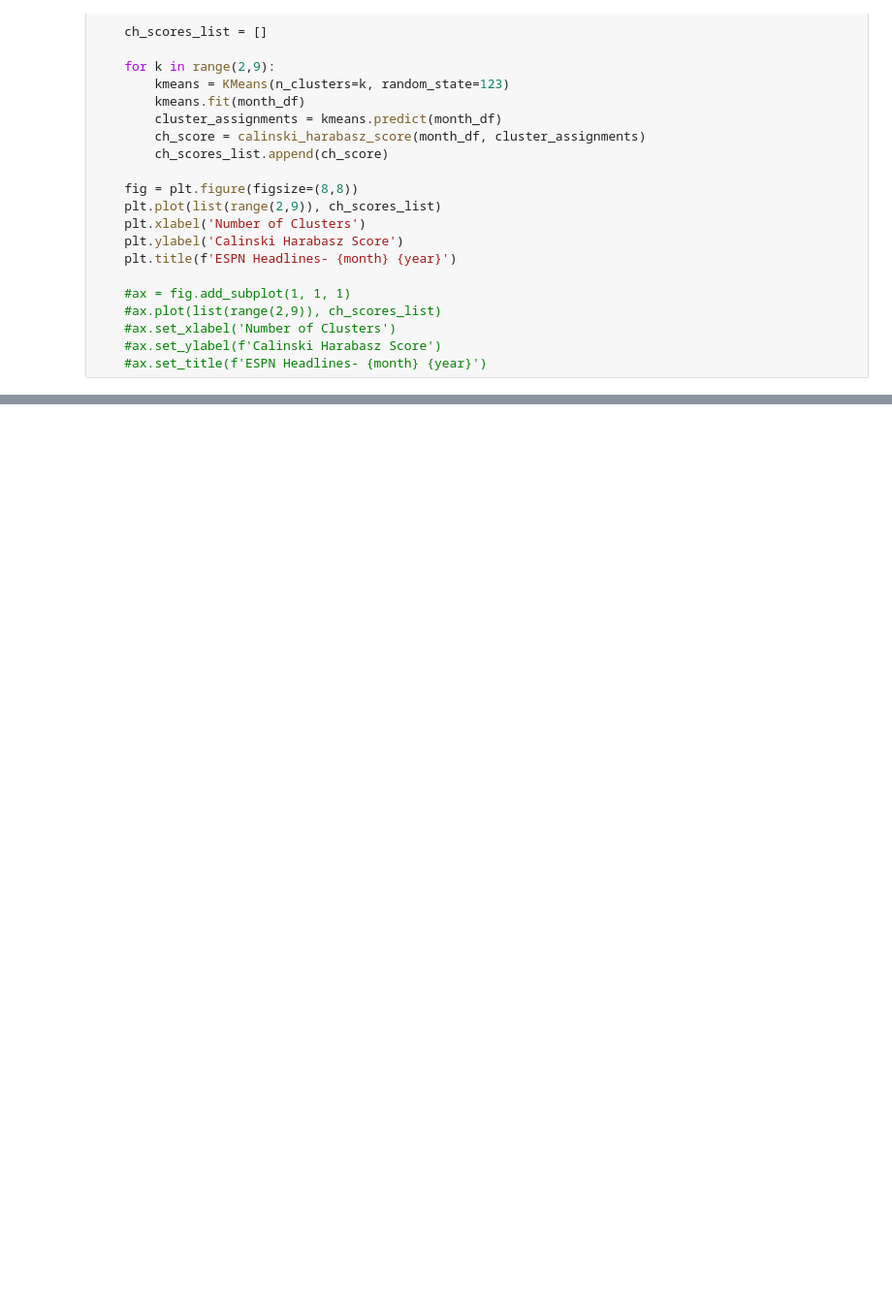
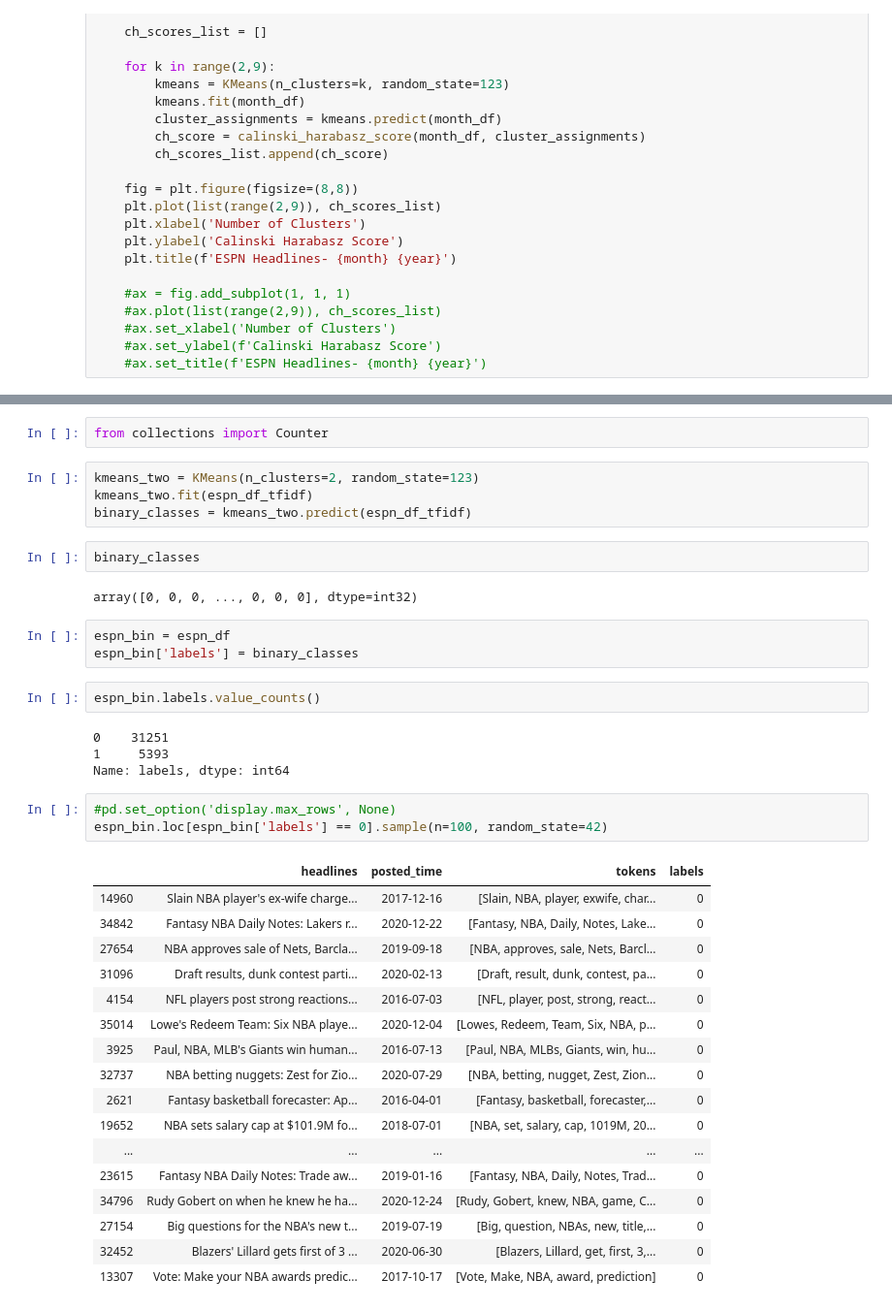
Before and after one commit to jeremy-lee93/capstone-project, a Jupyter notebook: webscraping_headlines.ipynb, the cells around one changed output, grey strips where cells are left out. Shown at 97% size. Drawn from its saved outputs; the diff is of its cells as text; blank space fills up the shorter version.

```diff
--- a/webscraping_headlines.ipynb
+++ b/webscraping_headlines.ipynb
@@ -839,0 +834,40 @@ calculate_ch_score(may2018, 'May', 2018)
+# %%
+from collections import Counter
+# %%
+kmeans_two = KMeans(n_clusters=2, random_state=123)
+kmeans_two.fit(espn_df_tfidf)
+binary_classes = kmeans_two.predict(espn_df_tfidf)
+# %%
+binary_classes
+# %% [output]
+array([0, 0, 0, ..., 0, 0, 0], dtype=int32)
+# %%
+espn_bin = espn_df
+espn_bin['labels'] = binary_classes
+# %%
+espn_bin.labels.value_counts()
+# %% [output]
+0    31251
+1     5393
+Name: labels, dtype: int64
+# %%
+#pd.set_option('display.max_rows', None)
+espn_bin.loc[espn_bin['labels'] == 0].sample(n=100, random_state=42)
+# %% [output]
+|  | headlines | posted_time | tokens | labels |
+| 14960 | Slain NBA player's ex-wife charge... | 2017-12-16 | [Slain, NBA, player, exwife, char... | 0 |
+| 34842 | Fantasy NBA Daily Notes: Lakers r... | 2020-12-22 | [Fantasy, NBA, Daily, Notes, Lake... | 0 |
+| 27654 | NBA approves sale of Nets, Barcla... | 2019-09-18 | [NBA, approves, sale, Nets, Barcl... | 0 |
+| 31096 | Draft results, dunk contest parti... | 2020-02-13 | [Draft, result, dunk, contest, pa... | 0 |
+| 4154 | NFL players post strong reactions... | 2016-07-03 | [NFL, player, post, strong, react... | 0 |
+| 35014 | Lowe's Redeem Team: Six NBA playe... | 2020-12-04 | [Lowes, Redeem, Team, Six, NBA, p... | 0 |
+| 3925 | Paul, NBA, MLB's Giants win human... | 2016-07-13 | [Paul, NBA, MLBs, Giants, win, hu... | 0 |
+| 32737 | NBA betting nuggets: Zest for Zio... | 2020-07-29 | [NBA, betting, nugget, Zest, Zion... | 0 |
+| 2621 | Fantasy basketball forecaster: Ap... | 2016-04-01 | [Fantasy, basketball, forecaster,... | 0 |
+| 19652 | NBA sets salary cap at $101.9M fo... | 2018-07-01 | [NBA, set, salary, cap, 1019M, 20... | 0 |
+| ... | ... | ... | ... | ... |
+| 23615 | Fantasy NBA Daily Notes: Trade aw... | 2019-01-16 | [Fantasy, NBA, Daily, Notes, Trad... | 0 |
+| 34796 | Rudy Gobert on when he knew he ha... | 2020-12-24 | [Rudy, Gobert, knew, NBA, game, C... | 0 |
+| 27154 | Big questions for the NBA's new t... | 2019-07-19 | [Big, question, NBAs, new, title,... | 0 |
+| 32452 | Blazers' Lillard gets first of 3 ... | 2020-06-30 | [Blazers, Lillard, get, first, 3,... | 0 |
+| 13307 | Vote: Make your NBA awards predic... | 2017-10-17 | [Vote, Make, NBA, award, prediction] | 0 |
```
Also changed, not shown: parts of 28 cells of this notebook.
